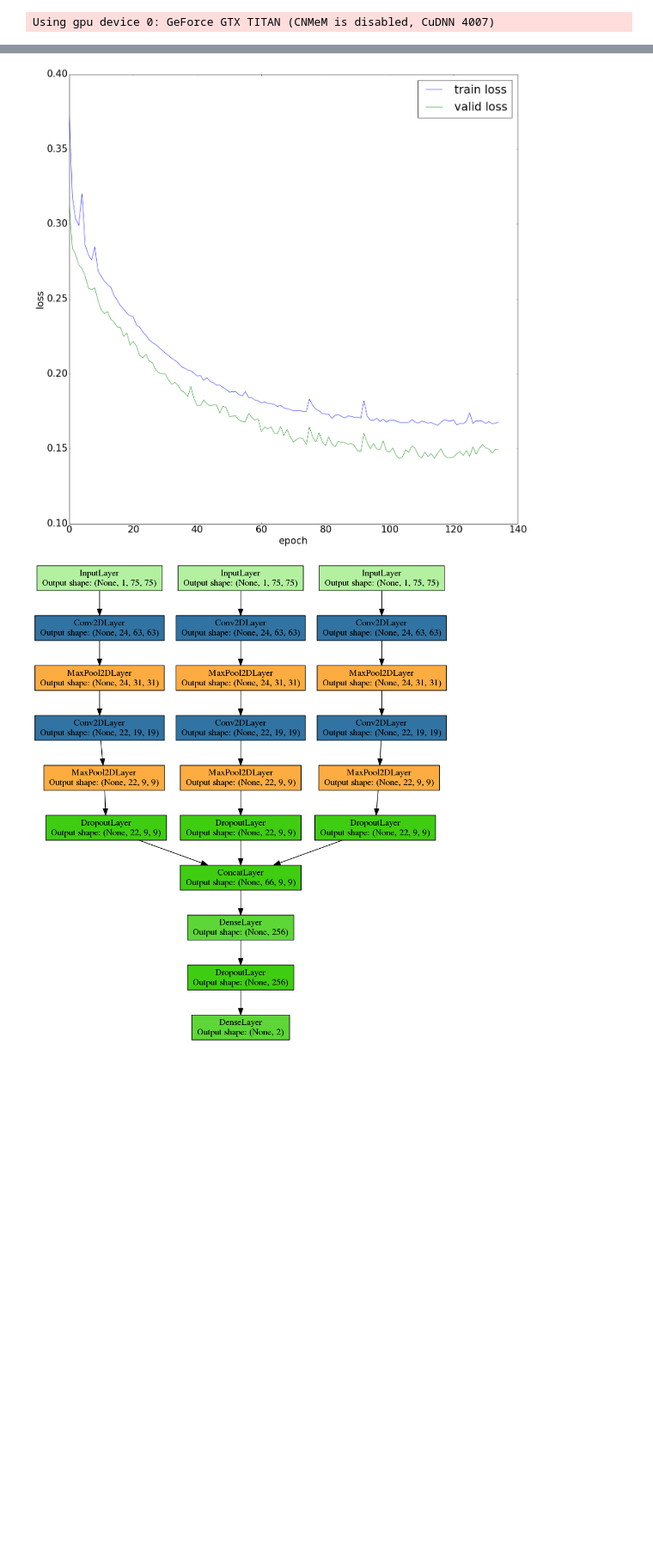
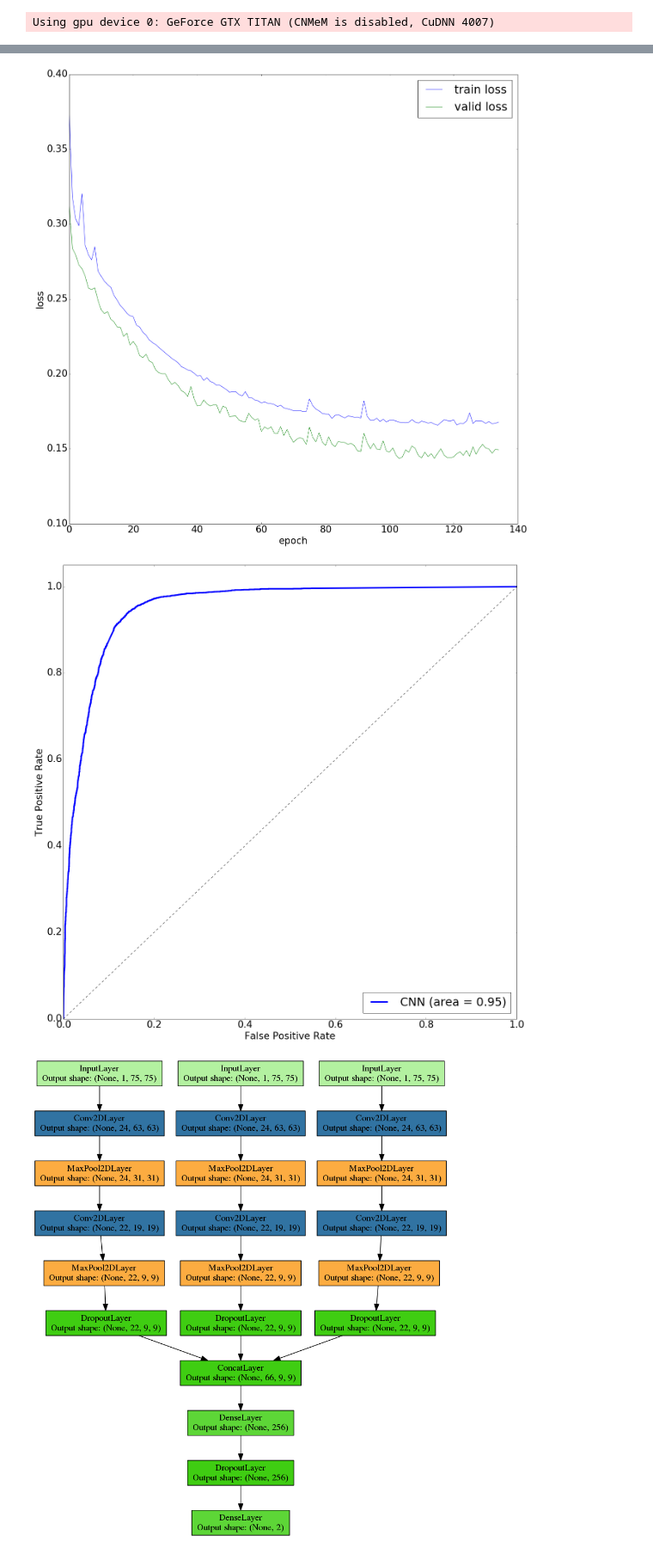
Before and after one commit to SrutiBh/mlproof, a Jupyter notebook: CNN_STATS3.ipynb, the cells around one changed output, grey strips where cells are left out. Shown at 86% size. Drawn from its saved outputs; the diff is of its cells as text; code cells hidden in the pictures; blank space fills up the shorter version.

```diff
--- a/CNN_STATS3.ipynb
+++ b/CNN_STATS3.ipynb
@@ -15,6 +15,9 @@ from stats import Stats
 cnn1 = '/home/d/nets/MergeNetDropout_cylinder1_border_overlap_dropout_usevars/net.p'
 cnn2 = '/home/d/nets/MergeNetDropout_cylinder1_larger_border_overlap_dropout_usevars/net.p'
 cnn3 = '/home/d/nets/MergeNetThreeLegDropout_cylinder1_larger_border_overlap_dropout_usevars/net.p'
+cnn4 = '/home/d/nets/MergeNetDropout_cylinder1_border_overlap_dropout_usevars_LargerDropout/net.p'
+cnn5 = '/home/d/nets/MergeNetDropout_cylinder1_larger_border_overlap_dropout_usevars_LargerDropout/net.p'
+cnn6 = '/home/d/nets/MergeNetThreeLeg_LargerDropout/net.p'
 
-cnn, loss_plot = Stats.load_cnn(cnn3)
+cnn = Stats.load_cnn(cnn3)
 # %% [output]
@@ -22,16 +25,17 @@ Loaded /home/d/patches//cylinder1/ in 0.0745260715485 seconds.
 Using test set: ['image', 'prob', 'merged_array']
 
 Precision/Recall:
              precision    recall  f1-score   support
 
           0       0.93      0.86      0.89     13408
           1       0.87      0.94      0.90     13408
 
 avg / total       0.90      0.90      0.90     26816
 
 Test Accuracy: 0.898642601432
 Accuracy Score: 0.898642601432
 [figure]
+[figure, added]
 # %%
 nolearn.lasagne.visualize.draw_to_notebook(cnn)
 # %% [output]
```
Also changed, not shown: parts of 3 cells of this notebook, 10 other files.
